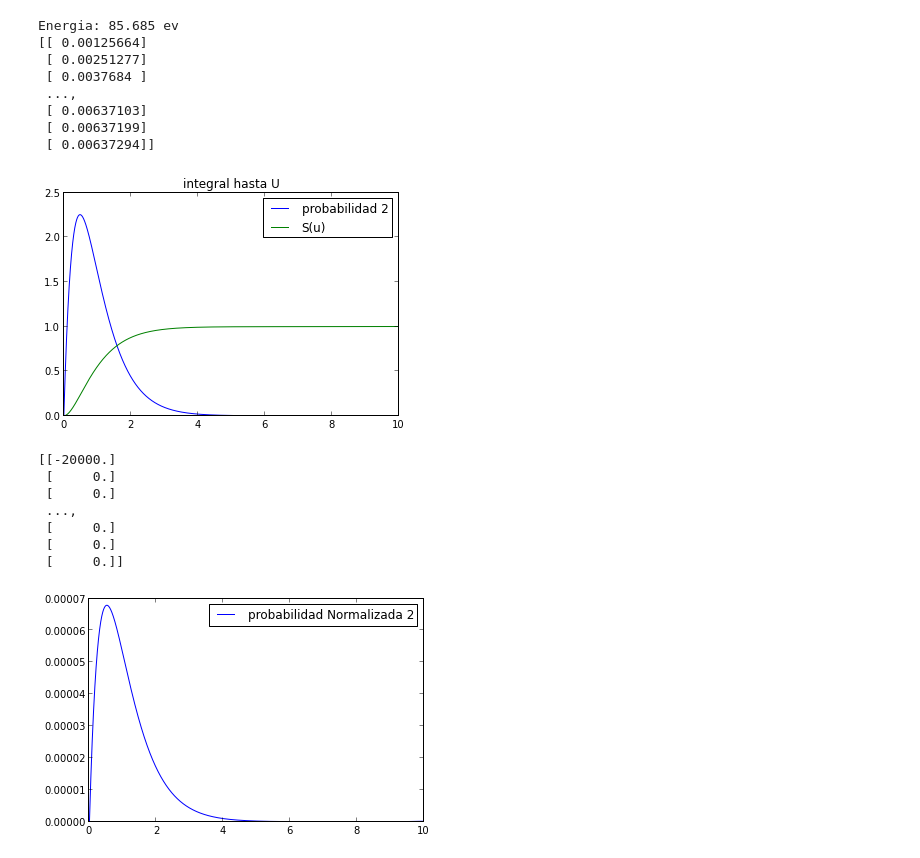
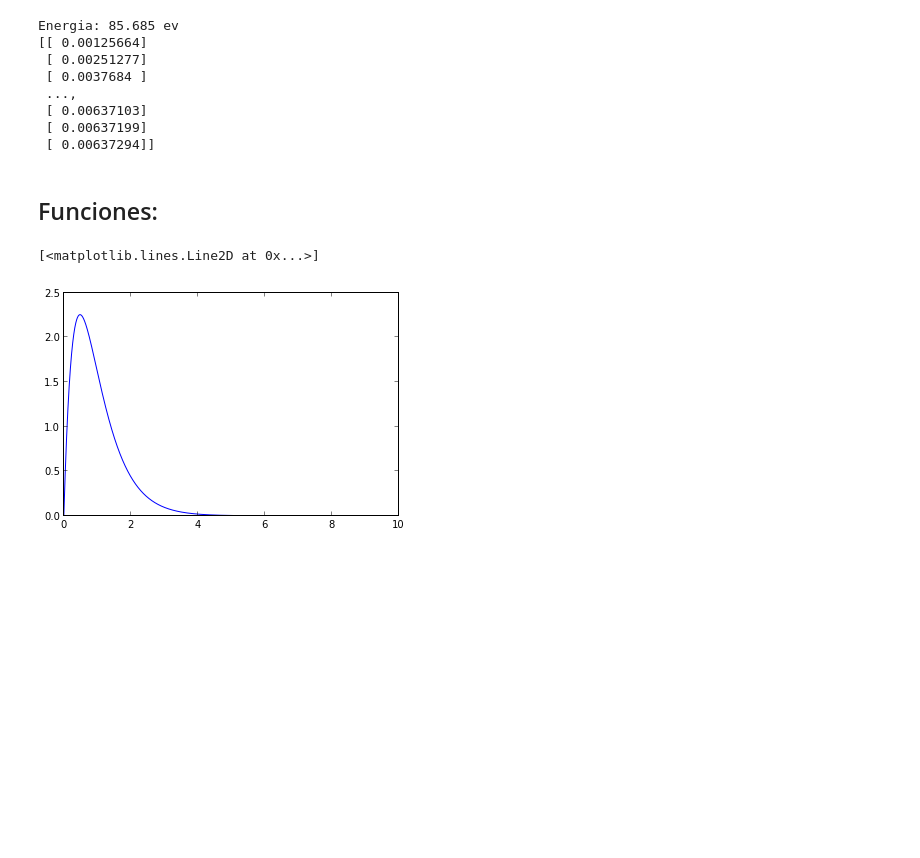
Before and after one commit to daniel-lozano/Atomica, a Jupyter notebook: Atomo_de_Helio.ipynb, the cells around one changed output. Saved outputs shown, nothing was run; the diff lists cells and outputs as text; code cells hidden in the pictures; blank space fills up the shorter version.

```diff
--- a/Atomo_de_Helio.ipynb
+++ b/Atomo_de_Helio.ipynb
@@ -324,31 +319,45 @@ def Sumatoria():
-# %%
-probabilidad(R1)
-
-plot(U,proba,label="probabilidad 2")
-
-
-Sumatoria()
-Normaliza(R1,suma)
-llenarInte(probaNor)
-savefig("probabilidad2.pdf")
-
-plt.show()
-plt.close()
-plot(U,probaNor,label="probabilidad Normalizada 2")
-legend()
-savefig("probabilidadNor2.pdf")
-
-
-Po_3=np.zeros([Umax,1],dtype=float)
-Po_3[0]=-20000
-print Po_3
-# %% [output]
-[figure, removed]
-[[-20000.]
- [     0.]
- [     0.]
- ...,
- [     0.]
- [     0.]
- [     0.]]
-[figure, removed]
+# %% [markdown]
+## Funciones:
+# %%
+integ1=np.zeros([Umax,1],dtype=float)
+Norma1=np.zeros([Umax,1],dtype=float)
+
+def probabilidad(R_):
+    for i in range(Umax):
+        proba[i]=4*pi*U[i]*R_[i]**2
+
+def Sumatoria(proba__):
+    sumat=0.0
+    print "suma inicial:"+str(sumat)
+    for i in range(Umax):
+        sumat=sumat+proba__[i]
+    return sumat
+
+
+def Normaliza(Norma_,R_,suma_):
+    for i in range(Umax):
+        Norma_[i]=R_[i]/(suma_)**(0.5)
+
+
+def llenarInte(probaNor_,integn):
+    integr=0
+    for i in range(Umax):
+        integr=probaNor_[i]+integr
+        integn[i]=integr
+    plot(U,integn,label="S(u)")
+    title("integral hasta U")
+    legend()
+
+def llenarSch(i,E,dui,Rpr,R_,Rdpr,Po_):
+
+    Rpr[i]=(Rpr[i-1]+dui*Rdpr[i-1]*0.5)
+
+    R_[i]=(R[i-1]+dui*Rpr[i])
+
+    Rdpr[i]=((-2*Rpr[i])/U[i]+((-E/Eo)+Po_[i]+l*(l+1)/(U[i]**2))*R_[i])
+# %%
+probabilidad(R1)
+plot(U,proba)
+# %% [output]
+[<matplotlib.lines.Line2D at 0x...>]
+[figure, added]
```
Also changed, not shown: parts of 16 cells of this notebook, 8 other files.
